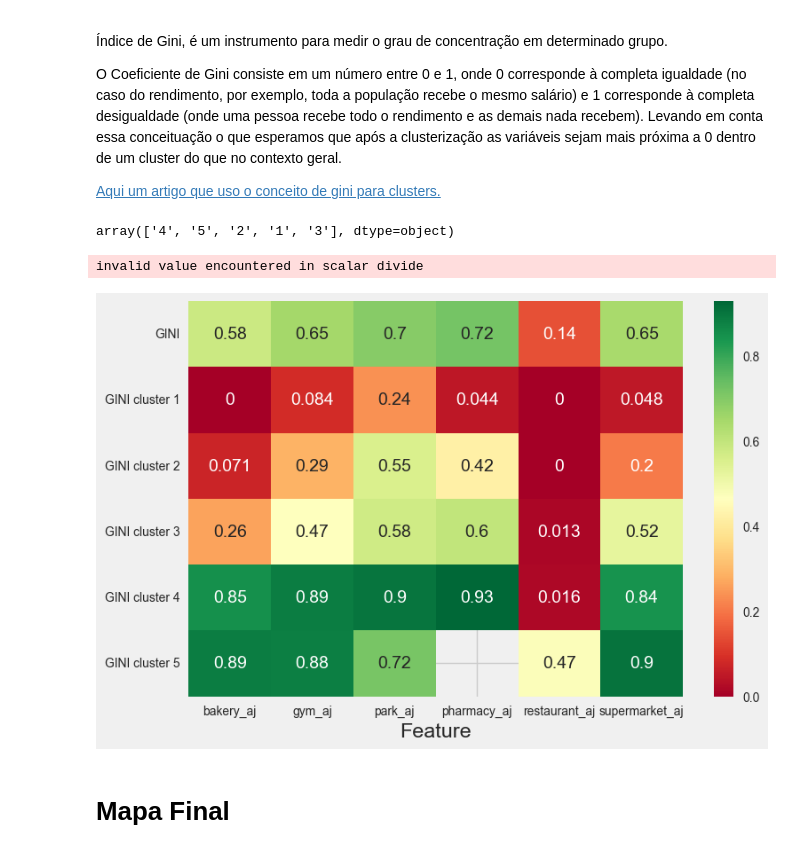
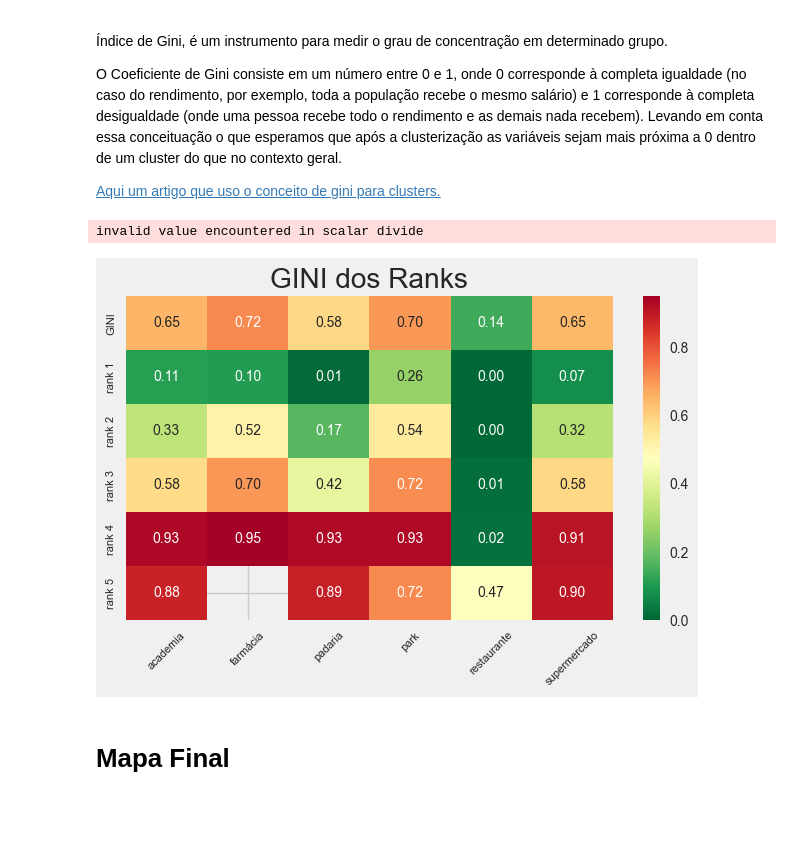
Before and after one commit to Padawanh/choosen_house, a Jupyter notebook: ChoosenHouse_API_Google.ipynb, the cells around one changed output. Cells and saved outputs as stored; diff of their text form; code cells hidden in the pictures; blank space fills up the shorter version.

```diff
--- a/ChoosenHouse_API_Google.ipynb
+++ b/ChoosenHouse_API_Google.ipynb
@@ -338,7 +66,8 @@ enderecos_gpd
 # %% [markdown]
 ## Criando Hexagonos
 # %%
-df_centroides_hex , df_hex = make_hexagons(area, initial_aperture_size=9, final_aperture_size=8)
+
+df_centroides_hex , df_hex = make_hexagons(area)
 # %% [output]
 You are adding a column named 'geometry' to a GeoDataFrame constructed without an active geometry column. Currently, this automatically sets the active geometry column to 'geometry' but in the future  ...
 
@@ -441,3 +155,14 @@ df_hex_select = df_hex.merge(hex_count_facilities,left_on="hex8",right_on="hex8_
+# %%
+def replace_name(x):
+    return x.replace('bakery','padaria')\
+    .replace('gym','academia')\
+    .replace('pharmacy','farmácia')\
+    .replace('restaurant','restaurante')\
+    .replace('supermarket','supermercado')
+
+full_places_city_select['main_type'] = full_places_city_select['main_type'].apply(lambda x: replace_name(x))
+
+types = [replace_name(col) for col in types]
 # %%
 plt.style.use('fivethirtyeight')
 vmin, vmax = df_hex_select['weighted_avg'].min(), df_hex_select['weighted_avg'].max()
@@ -630,16 +358,17 @@ plt.show()
 # %%
 import plotly.express as px
 
+
+
 parallel_means = df_hex_select[[
-              "weighted_avg","supermarket_aj",
-              "bakery_aj","restaurant_aj",
-              "gym_aj","park_aj","pharmacy_aj","clusters_KMeans"
-               ]].groupby('clusters_KMeans',as_index=False).mean()
+              "weighted_avg","clusters_KMeans"
+               ]+cluster_variables].groupby('clusters_KMeans',as_index=False).mean()
 
 parallel_means = parallel_means.sort_values('weighted_avg',ascending=False).reset_index(drop=True)
 parallel_means['rank'] = parallel_means.index + 1
 parallel_means['rank_str'] = parallel_means['rank'].astype(str)
-px.parallel_coordinates(parallel_means, color='rank').show()
+parallel_means.columns = [col.replace("_aj","") for col in parallel_means.columns]
+px.parallel_coordinates(parallel_means, color='rank',title="Pesos por cluster").show()
 # %% [markdown]
 ## GINI dos Clusters
 
@@ -648,27 +377,31 @@ px.parallel_coordinates(parallel_means, color='rank').show()
 O Coeficiente de Gini consiste em um número entre 0 e 1, onde 0 corresponde à completa igualdade (no caso do rendimento, por exemplo, toda a população recebe o mesmo salário) e 1 corresponde à completa desigualdade (onde uma pessoa recebe todo o rendimento e as demais nada recebem). Levando em conta essa conceituação o que esperamos que após a clusterização as variáveis sejam mais próxima a 0 dentro de um cluster do que no contexto geral.
 
 [Aqui um artigo que uso o conceito de gini para clusters.](https://www.researchgate.net/publication/305795188_Using_Gini_coefficient_to_determining_optimal_cluster_reporting_sizes_for_spatial_scan_statistics)
-# %%
-# df_hex_select_plot.head(3)
-df_hex_select_plot.rank_str.unique()
-# %% [output]
-array(['4', '5', '2', '1', '3'], dtype=object)
 # %%
 df_hex_select_plot = df_hex_select.merge(parallel_means[['clusters_KMeans','rank_str']],on='clusters_KMeans')
-gini_db_cluster = avaliate_gini_clusters(df_hex_select_plot, 'rank_str', cluster_variables)
-gini_db_cluster = gini_db_cluster[['Feature', 'GINI cluster 1', 'GINI cluster 2', 'GINI cluster 3',
-       'GINI cluster 4', 'GINI cluster 5', 'GINI']]
-gini_db_cluster = gini_db_cluster.pivot_table(values=['GINI cluster 1', 'GINI cluster 2', 'GINI cluster 3','GINI cluster 4', 'GINI cluster 5', 'GINI'], index='Feature').T
+gini_db_cluster = evaluate_gini_clusters(df_hex_select_plot, 'rank_str', cluster_variables)
+gini_db_cluster = gini_db_cluster[['Feature', 'GINI cluster 1', 'GINI cluster 2', 'GINI cluster 3','GINI cluster 4', 'GINI cluster 5', 'GINI']]
+gini_db_cluster.columns = ['Feature', 'rank 1', 'rank 2', 'rank 3','rank 4', 'rank 5', 'GINI']
+gini_db_cluster = gini_db_cluster.pivot_table(values=['rank 1', 'rank 2', 'rank 3','rank 4', 'rank 5', 'GINI'], index='Feature').T
+gini_db_cluster.columns = [col.replace("_aj","") for col in gini_db_cluster.columns]
 
+
+fig, ax_map = plt.subplots(figsize=(7, 4))
 sns.heatmap(
     gini_db_cluster,
     annot=True,
-    cmap="RdYlGn",
+    fmt='.2f',
+    cmap="RdYlGn_r", #RdYlGn flare Greens
+    annot_kws={"fontsize": 10},
+    ax=ax_map
 )
+plt.xticks(fontsize=8, rotation=45)
+plt.yticks(fontsize=8)
+plt.title("GINI dos Ranks")
 plt.show()
 # %% [output]
 invalid value encountered in scalar divide
-[figure, old version]
+[figure, new version]
 # %% [markdown]
 # Mapa Final
 # %%
```
Also changed, not shown: parts of 19 cells of this notebook, 2 other files.
